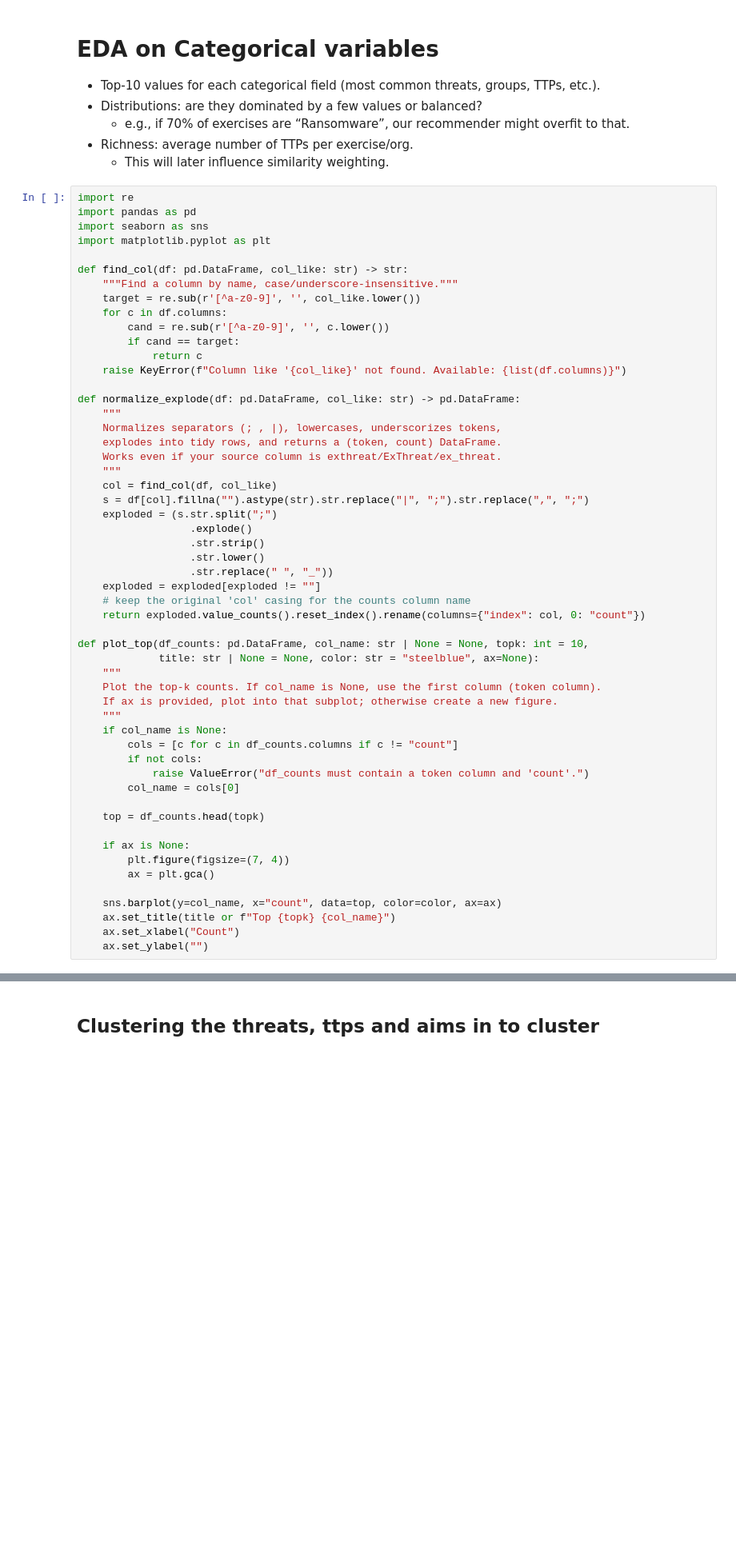
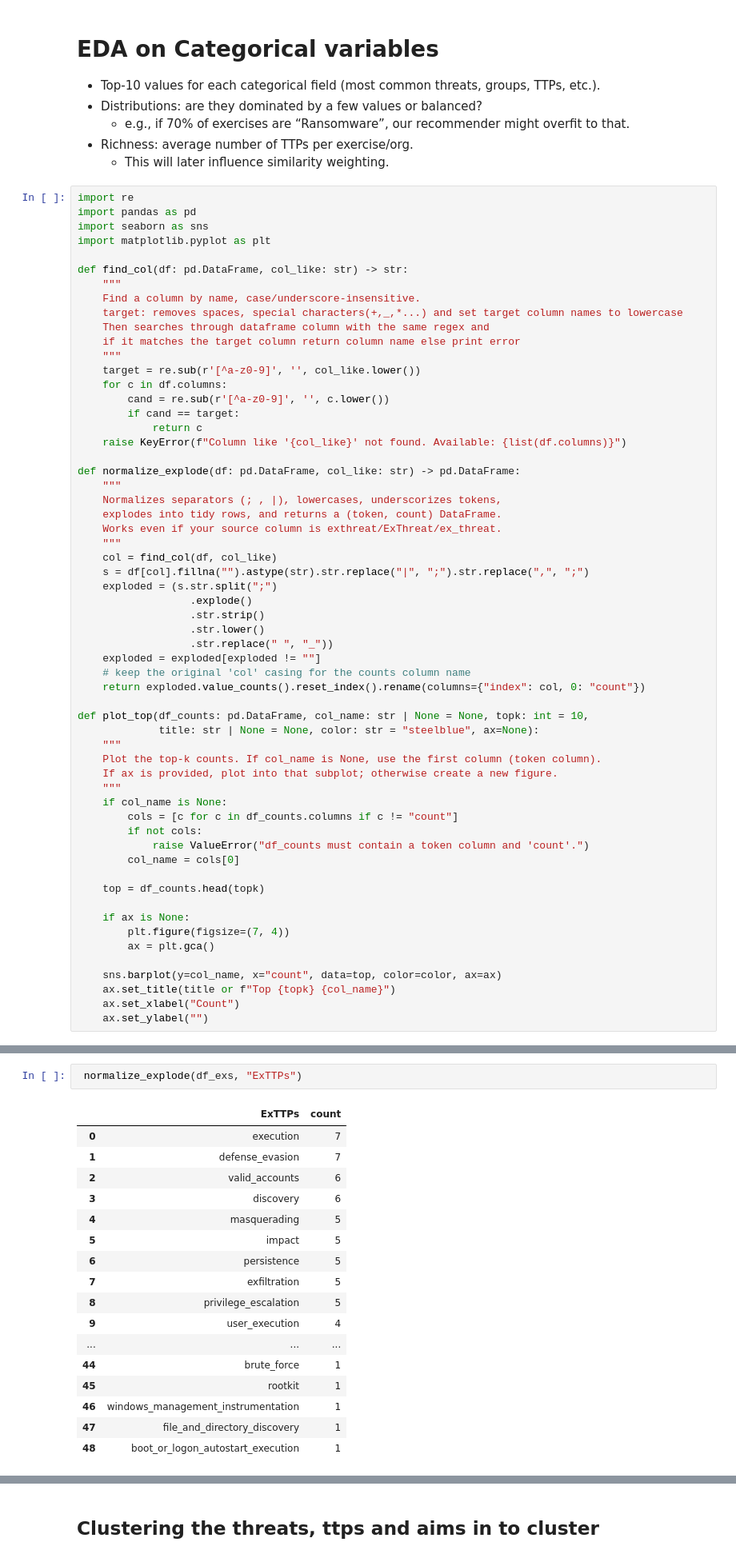
Before and after one commit to sumanxcodes/COS70008-cybersec-recsys, a Jupyter notebook: notebooks/Phase one.ipynb, the cells around one changed output, grey strips where cells are left out. Shown at 80% size. Saved outputs shown, nothing was run; the diff lists cells and outputs as text; blank space fills up the shorter version.

```diff
--- a/notebooks/Phase one.ipynb
+++ b/notebooks/Phase one.ipynb
@@ -354,7 +354,12 @@ import seaborn as sns
 import matplotlib.pyplot as plt
 
 def find_col(df: pd.DataFrame, col_like: str) -> str:
-    """Find a column by name, case/underscore-insensitive."""
+    """
+    Find a column by name, case/underscore-insensitive.
+    target: removes spaces, special characters(+,_,*...) and set target column names to lowercase
+    Then searches through dataframe column with the same regex and
+    if it matches the target column return column name else print error
+    """
     target = re.sub(r'[^a-z0-9]', '', col_like.lower())
     for c in df.columns:
         cand = re.sub(r'[^a-z0-9]', '', c.lower())
@@ -457,0 +432,20 @@ plt.show()
+# %%
+ normalize_explode(df_exs, "ExTTPs")
+# %% [output]
+|  | ExTTPs | count |
+| 0 | execution | 7 |
+| 1 | defense_evasion | 7 |
+| 2 | valid_accounts | 6 |
+| 3 | discovery | 6 |
+| 4 | masquerading | 5 |
+| 5 | impact | 5 |
+| 6 | persistence | 5 |
+| 7 | exfiltration | 5 |
+| 8 | privilege_escalation | 5 |
+| 9 | user_execution | 4 |
+| ... | ... | ... |
+| 44 | brute_force | 1 |
+| 45 | rootkit | 1 |
+| 46 | windows_management_instrumentation | 1 |
+| 47 | file_and_directory_discovery | 1 |
+| 48 | boot_or_logon_autostart_execution | 1 |
```
Also changed, not shown: parts of 31 cells of this notebook, 21 other files.
